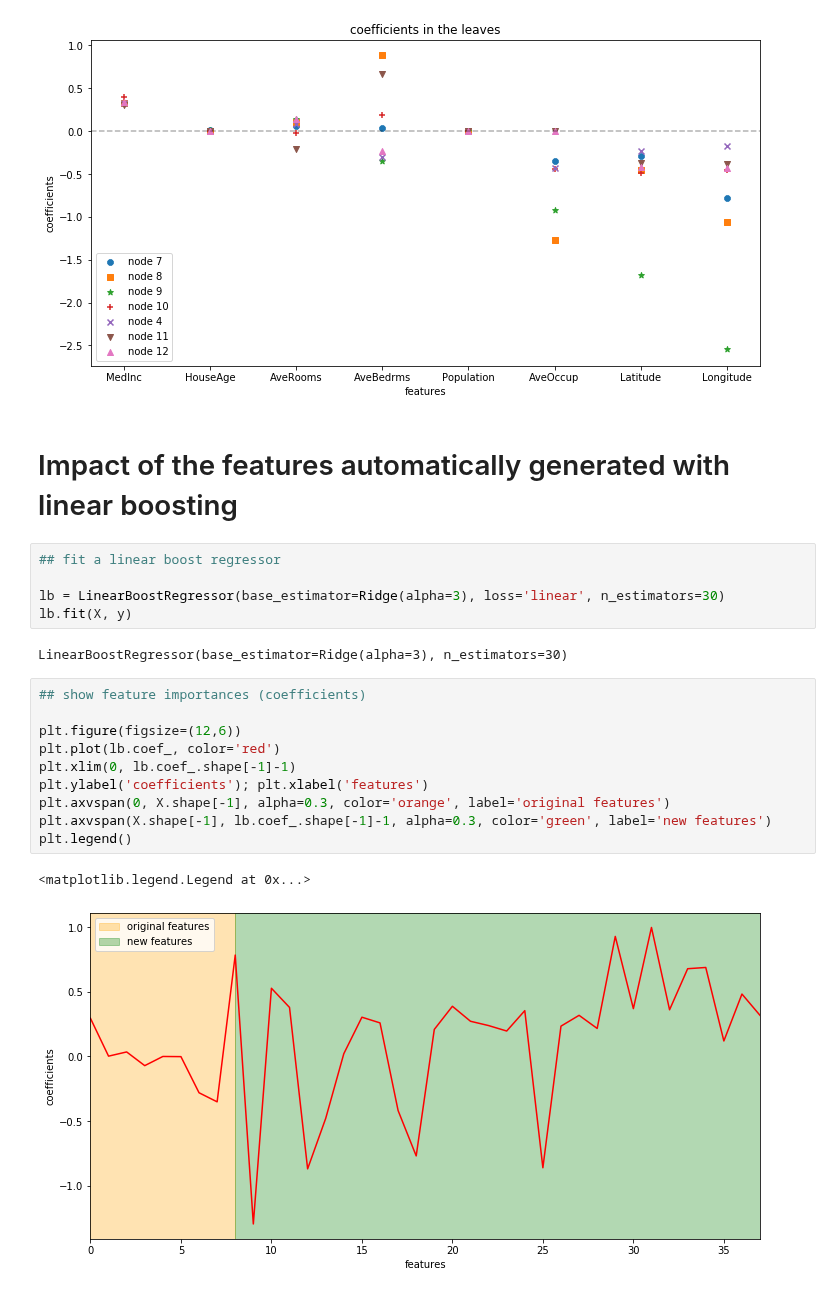
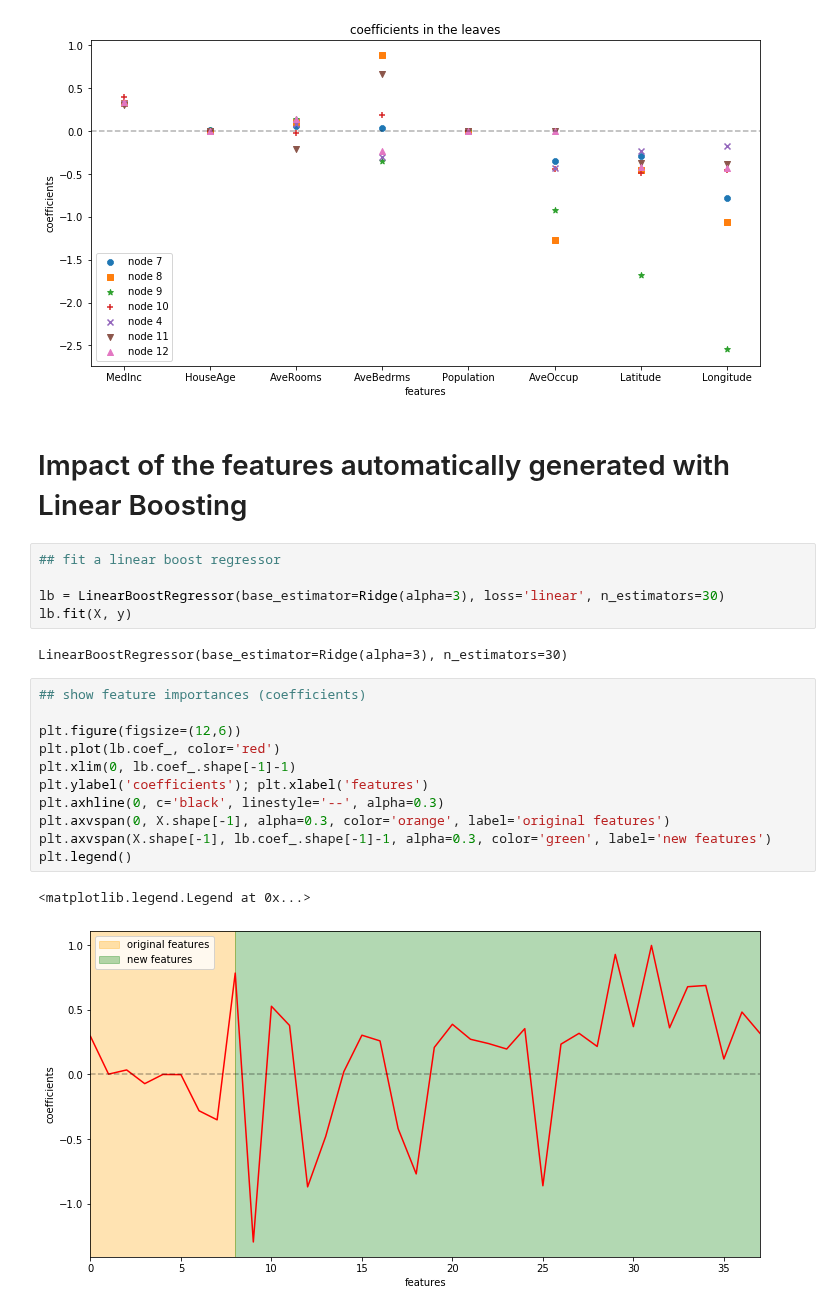
Before and after one commit to cerlymarco/linear-tree, a Jupyter notebook: notebooks/plots.ipynb, the cells around one changed output. Saved outputs shown, nothing was run; the diff lists cells and outputs as text.

```diff
--- a/notebooks/plots.ipynb
+++ b/notebooks/plots.ipynb
@@ -304,7 +305,7 @@ plt.legend()
 <matplotlib.legend.Legend at 0x...>
 [figure]
 # %% [markdown]
-# Impact of the features automatically generated with linear boosting
+# Impact of the features automatically generated with Linear Boosting
 # %%
 ## fit a linear boost regressor
 
@@ -315,13 +316,14 @@ LinearBoostRegressor(base_estimator=Ridge(alpha=3), n_estimators=30)
 # %%
 ## show feature importances (coefficients)
 
 plt.figure(figsize=(12,6))
 plt.plot(lb.coef_, color='red')
 plt.xlim(0, lb.coef_.shape[-1]-1)
 plt.ylabel('coefficients'); plt.xlabel('features')
+plt.axhline(0, c='black', linestyle='--', alpha=0.3)
 plt.axvspan(0, X.shape[-1], alpha=0.3, color='orange', label='original features')
 plt.axvspan(X.shape[-1], lb.coef_.shape[-1]-1, alpha=0.3, color='green', label='new features')
 plt.legend()
 # %% [output]
 <matplotlib.legend.Legend at 0x...>
-[figure, old version]
+[figure, new version]
```
Also changed, not shown: parts of 5 cells of this notebook, 9 other files.
